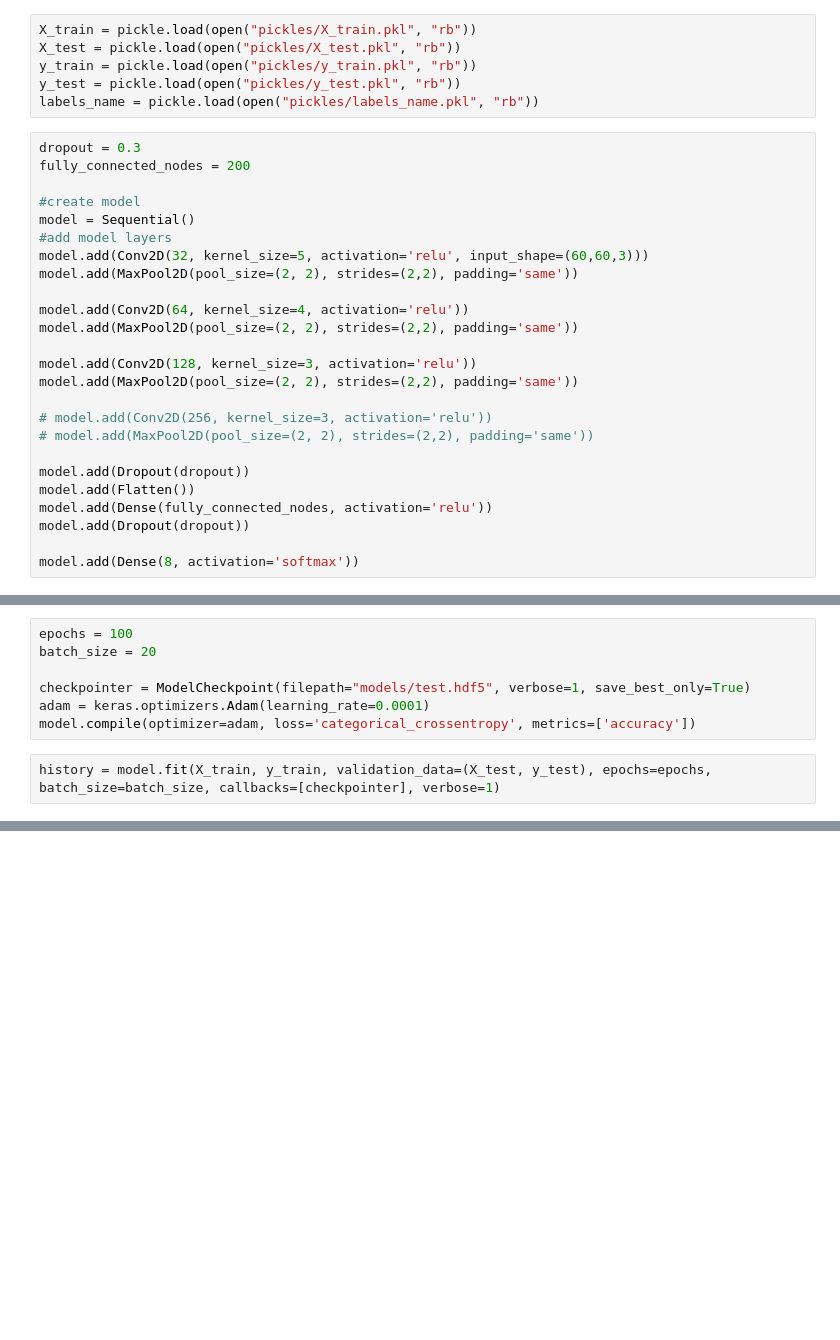
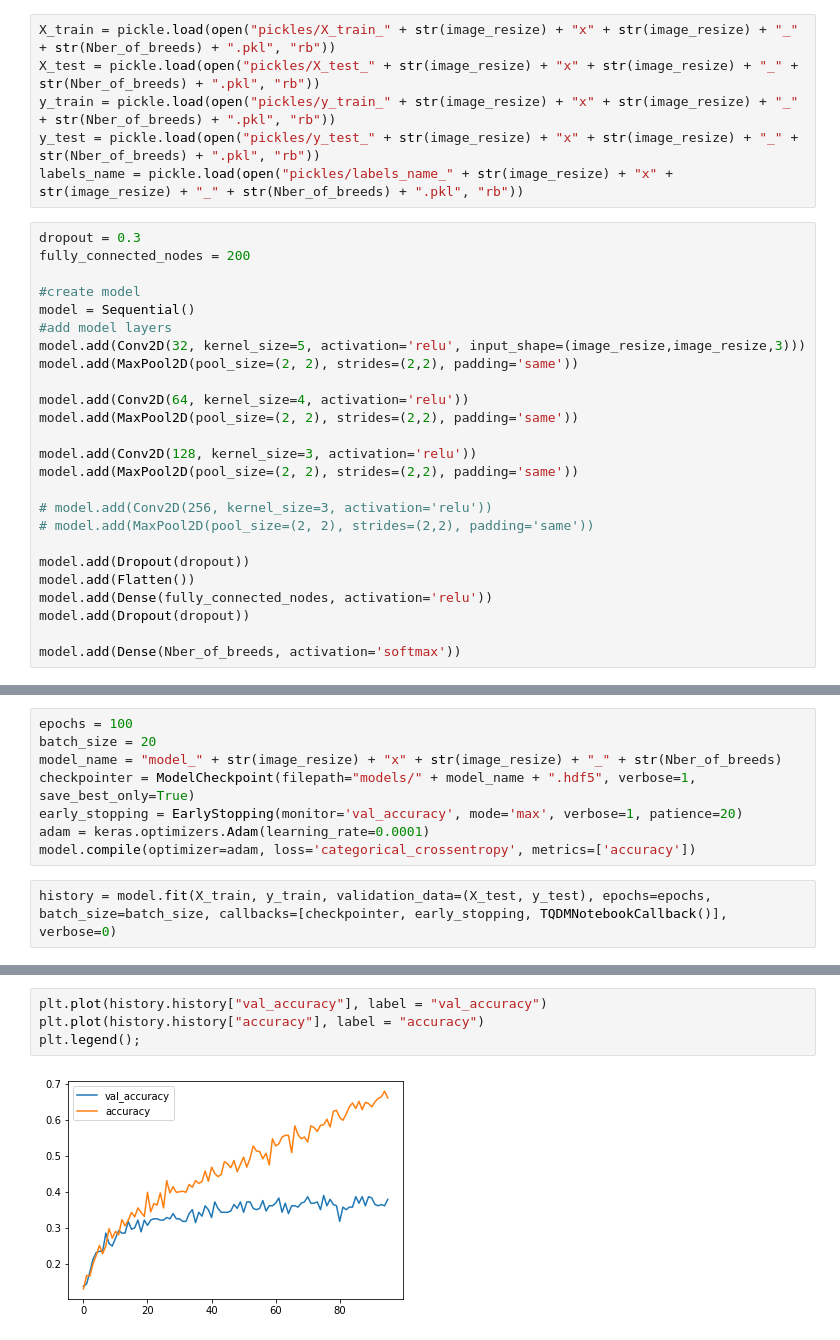
Before and after one commit to nschenone/COGS_118B_Final_Project, a Jupyter notebook: NN.ipynb, the cells around one changed output, grey strips where cells are left out. Cells and saved outputs as stored; diff of their text form; blank space fills up the shorter version.

```diff
--- a/NN.ipynb
+++ b/NN.ipynb
@@ -17,9 +23,9 @@ Using TensorFlow backend.
 # %%
-X_train = pickle.load(open("pickles/X_train.pkl", "rb"))
-X_test = pickle.load(open("pickles/X_test.pkl", "rb"))
-y_train = pickle.load(open("pickles/y_train.pkl", "rb"))
-y_test = pickle.load(open("pickles/y_test.pkl", "rb"))
-labels_name = pickle.load(open("pickles/labels_name.pkl", "rb"))
+X_train = pickle.load(open("pickles/X_train_" + str(image_resize) + "x" + str(image_resize) + "_" + str(Nber_of_breeds) + ".pkl", "rb"))
+X_test = pickle.load(open("pickles/X_test_" + str(image_resize) + "x" + str(image_resize) + "_" + str(Nber_of_breeds) + ".pkl", "rb"))
+y_train = pickle.load(open("pickles/y_train_" + str(image_resize) + "x" + str(image_resize) + "_" + str(Nber_of_breeds) + ".pkl", "rb"))
+y_test = pickle.load(open("pickles/y_test_" + str(image_resize) + "x" + str(image_resize) + "_" + str(Nber_of_breeds) + ".pkl", "rb"))
+labels_name = pickle.load(open("pickles/labels_name_" + str(image_resize) + "x" + str(image_resize) + "_" + str(Nber_of_breeds) + ".pkl", "rb"))
 # %%
 dropout = 0.3
 fully_connected_nodes = 200
@@ -27,7 +33,7 @@ fully_connected_nodes = 200
 #create model
 model = Sequential()
 #add model layers
-model.add(Conv2D(32, kernel_size=5, activation='relu', input_shape=(60,60,3)))
+model.add(Conv2D(32, kernel_size=5, activation='relu', input_shape=(image_resize,image_resize,3)))
 model.add(MaxPool2D(pool_size=(2, 2), strides=(2,2), padding='same'))
 
 model.add(Conv2D(64, kernel_size=4, activation='relu'))
@@ -44,4 +50,4 @@ model.add(Flatten())
 model.add(Dense(fully_connected_nodes, activation='relu'))
 model.add(Dropout(dropout))
 
-model.add(Dense(8, activation='softmax'))
+model.add(Dense(Nber_of_breeds, activation='softmax'))
@@ -50,10 +54,11 @@ WARNING:tensorflow:From /home/nschenon/.local/lib/python3.7/site-packages/keras/
 # %%
 epochs = 100
 batch_size = 20
-
-checkpointer = ModelCheckpoint(filepath="models/test.hdf5", verbose=1, save_best_only=True)
+model_name = "model_" + str(image_resize) + "x" + str(image_resize) + "_" + str(Nber_of_breeds)
+checkpointer = ModelCheckpoint(filepath="models/" + model_name + ".hdf5", verbose=1, save_best_only=True)
+early_stopping = EarlyStopping(monitor='val_accuracy', mode='max', verbose=1, patience=20)
 adam = keras.optimizers.Adam(learning_rate=0.0001)
 model.compile(optimizer=adam, loss='categorical_crossentropy', metrics=['accuracy'])
 # %%
-history = model.fit(X_train, y_train, validation_data=(X_test, y_test), epochs=epochs, batch_size=batch_size, callbacks=[checkpointer], verbose=1)
+history = model.fit(X_train, y_train, validation_data=(X_test, y_test), epochs=epochs, batch_size=batch_size, callbacks=[checkpointer, early_stopping, TQDMNotebookCallback()], verbose=0)
 # %% [output]
@@ -92,0 +78,6 @@ accuracy_score(pred_argmax, true_argmax)
+# %%
+plt.plot(history.history["val_accuracy"], label = "val_accuracy")
+plt.plot(history.history["accuracy"], label = "accuracy")
+plt.legend();
+# %% [output]
+[figure, added]
```
Also changed, not shown: parts of 13 cells of this notebook, 13 other files.
